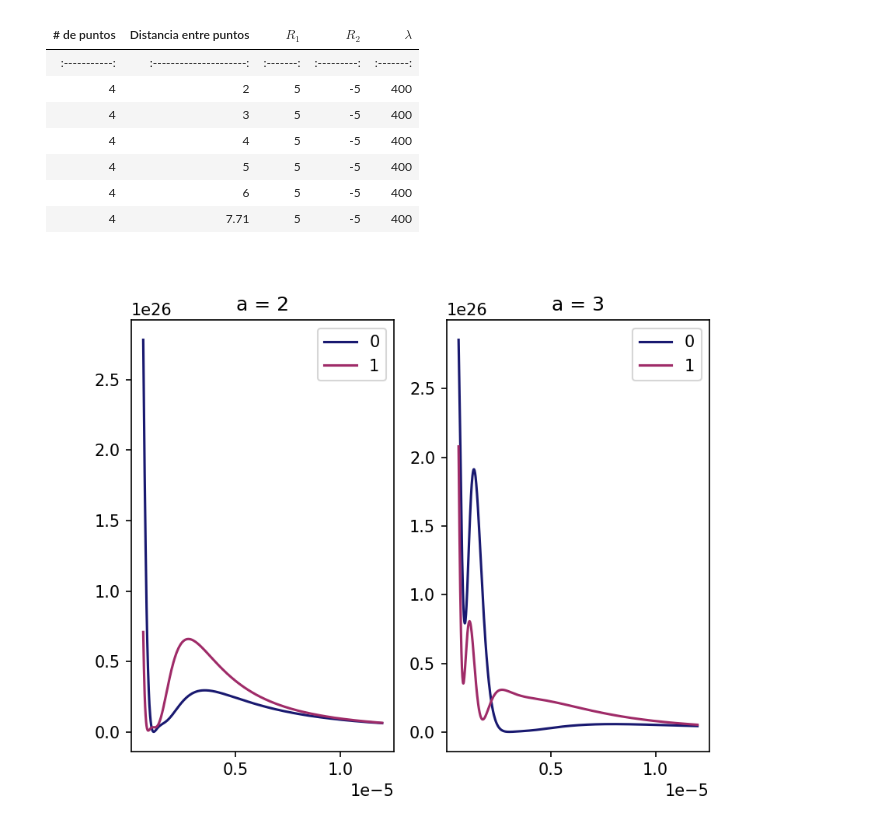
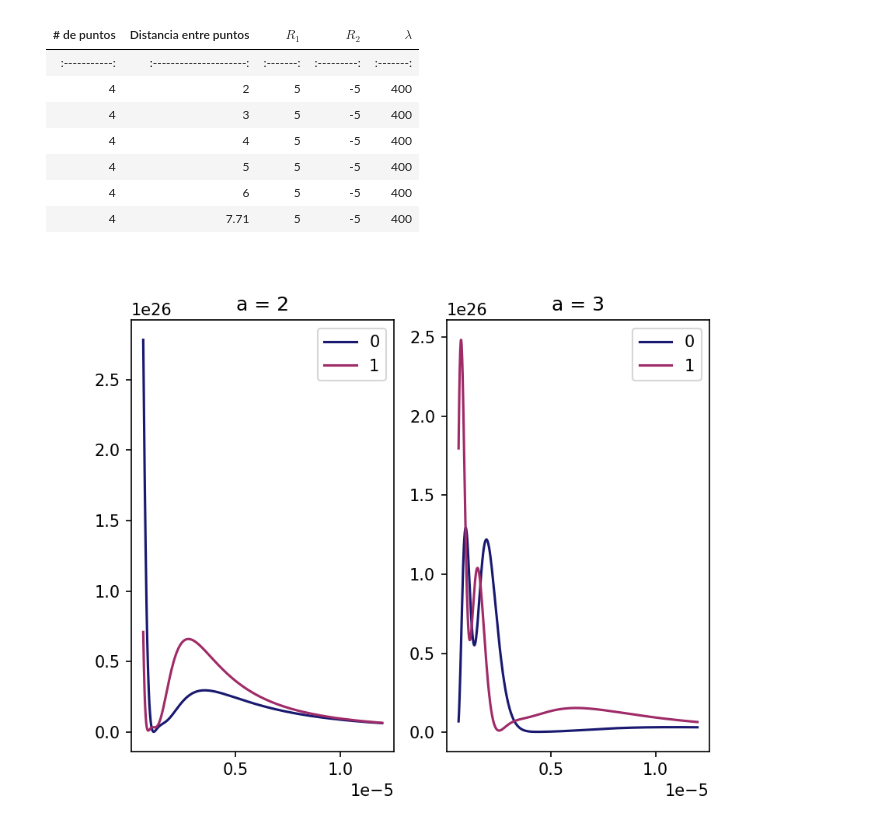
Before and after one commit to rcasalins/thesis_bachelor, a Jupyter notebook: Codigo/Tabla_9puntos.ipynb, the cells around one changed output. Cells and saved outputs as stored; diff of their text form; code cells hidden in the pictures.

```diff
--- a/Codigo/Tabla_9puntos.ipynb
+++ b/Codigo/Tabla_9puntos.ipynb
@@ -55,8 +95,20 @@ def GeometricPotencial_3D_00_reducido(xa, xi_a, xi_d, ya, eta_a, eta_d, za, wa,
 
     normPlus  = (xi_p**2) + (eta_p**2)
     normMinus = (xi_n**2) + (eta_n**2)
-    phase_plus  = R1 * np.sqrt(1 - (normPlus / (R1 ** 2)) + 0j) - R2 * np.sqrt(1 - (normPlus / (R2 ** 2)) + 0j)
-    phase_minus = R1 * np.sqrt(1 - (normMinus / (R1 ** 2)) + 0j) - R2 * np.sqrt(1 - (normMinus / (R2 ** 2)) + 0j)
+
+
+    # fase dentro y fuera de la lente para +
+    if (normPlus > (R1 ** 2)) or (normPlus > (R2 ** 2)):
+        phase_plus = 0
+    else:
+        phase_plus  = R1 * np.sqrt(1 - (normPlus / (R1 ** 2)) + 0j) - R2 * np.sqrt(1 - (normPlus / (R2 ** 2)) + 0j)
+
+    # fase dentro y fuera de la lente para -
+    if (normMinus > (R1 ** 2)) or (normMinus > (R2 ** 2)):
+        phase_minus = 0
+    else:
+        phase_minus = R1 * np.sqrt(1 - (normMinus / (R1 ** 2)) + 0j) - R2 * np.sqrt(1 - (normMinus / (R2 ** 2)) + 0j)
+
     phase = np.exp(-1j*k*phase_plus*c) * np.exp(1j*k*phase_minus*c)
 
     #distancia s
@@ -289,20 +343,20 @@ Wall time: 11.3 s
 # %%
 # Colapse
 zzz = np.linspace(1.5*w, 30*w, 1000)
 z_plot_0 = np.array(list(GeometricPotencial_3D_reducido(0*w,0,zzz,points,w,0,r1,r2)), dtype=float)
 z_plot_1 = np.array(list(GeometricPotencial_3D_reducido(0*w,0,zzz,points,w,1,r1,r2)), dtype=float)
 
 fig, ax = plt.subplots(nrows=1, ncols=2, sharex=True, dpi=150)
 ax[0].plot(zzz, np.array(list(GeometricPotencial_3D_reducido(0*w,0,zzz,points*20,w,0,r1,r2)), dtype=float), label="0", color="#191970")
 ax[0].plot(zzz, np.array(list(GeometricPotencial_3D_reducido(0*w,0,zzz,points*20,w,1,r1,r2)), dtype=float), label="1", color="#9F2B68")
 ax[0].legend()
 ax[0].set_title("a = 2")
 
-ax[1].plot(zzz, np.array(list(GeometricPotencial_3D_reducido(0*w,0,zzz,points*30,w,0,r1,r2)), dtype=float), label="0", color="#191970")
-ax[1].plot(zzz, np.array(list(GeometricPotencial_3D_reducido(0*w,0,zzz,points*30,w,1,r1,r2)), dtype=float), label="1", color="#9F2B68")
+ax[1].plot(zzz, np.array(list(GeometricPotencial_3D_reducido(0*w,0,zzz,points*35,w,0,r1,r2)), dtype=float), label="0", color="#191970")
+ax[1].plot(zzz, np.array(list(GeometricPotencial_3D_reducido(0*w,0,zzz,points*35,w,1,r1,r2)), dtype=float), label="1", color="#9F2B68")
 ax[1].legend()
 ax[1].set_title("a = 3")
 
 plt.show()
 # %% [output]
-[figure, old version]
+[figure, new version]
```
Also changed, not shown: parts of 4 cells of this notebook, 6 other files.
